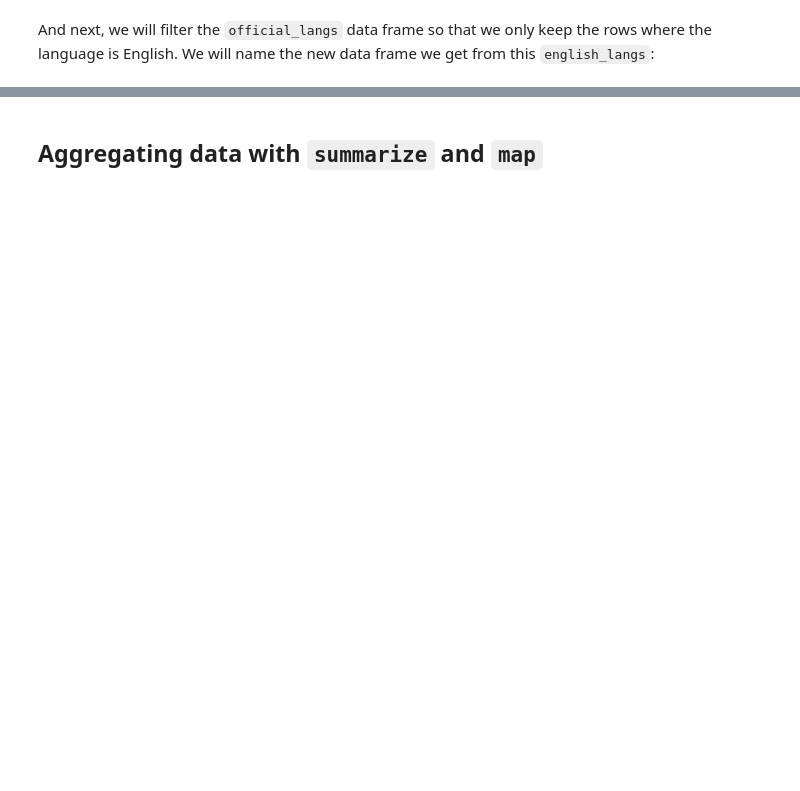
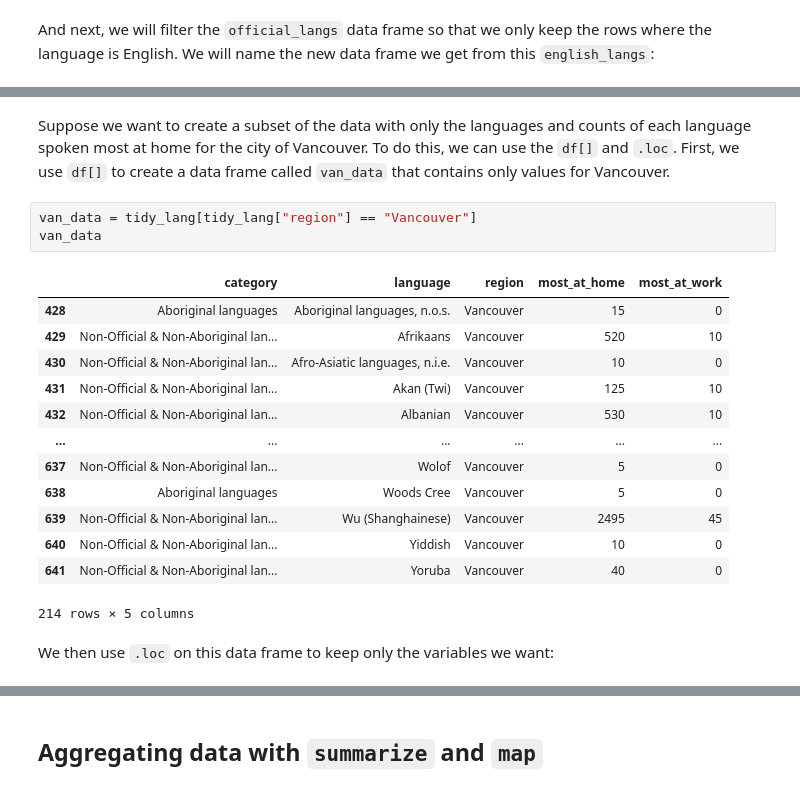
Before and after one commit to UBC-DSCI/introduction-to-datascience-python, a Jupyter notebook: source/wrangling.ipynb, the cells around one changed output, grey strips where cells are left out. Drawn from its saved outputs; the diff is of its cells as text; blank space fills up the shorter version.

```diff
--- a/source/wrangling.ipynb
+++ b/source/wrangling.ipynb
@@ -1489,0 +1545,24 @@ output <- data |>
+# %% [markdown]
+Suppose we want to create a subset of the data with only the languages and
+counts of each language spoken most at home for the city of Vancouver. To do
+this, we can use the `df[]` and `.loc`. First, we use `df[]` to
+create a data frame called `van_data` that contains only values for Vancouver.
+# %%
+van_data = tidy_lang[tidy_lang["region"] == "Vancouver"]
+van_data
+# %% [output]
+|  | category | language | region | most_at_home | most_at_work |
+| 428 | Aboriginal languages | Aboriginal languages, n.o.s. | Vancouver | 15 | 0 |
+| 429 | Non-Official & Non-Aboriginal lan... | Afrikaans | Vancouver | 520 | 10 |
+| 430 | Non-Official & Non-Aboriginal lan... | Afro-Asiatic languages, n.i.e. | Vancouver | 10 | 0 |
+| 431 | Non-Official & Non-Aboriginal lan... | Akan (Twi) | Vancouver | 125 | 10 |
+| 432 | Non-Official & Non-Aboriginal lan... | Albanian | Vancouver | 530 | 10 |
+| ... | ... | ... | ... | ... | ... |
+| 637 | Non-Official & Non-Aboriginal lan... | Wolof | Vancouver | 5 | 0 |
+| 638 | Aboriginal languages | Woods Cree | Vancouver | 5 | 0 |
+| 639 | Non-Official & Non-Aboriginal lan... | Wu (Shanghainese) | Vancouver | 2495 | 45 |
+| 640 | Non-Official & Non-Aboriginal lan... | Yiddish | Vancouver | 10 | 0 |
+| 641 | Non-Official & Non-Aboriginal lan... | Yoruba | Vancouver | 40 | 0 |
+214 rows × 5 columns
+# %% [markdown]
+We then use `.loc` on this data frame to keep only the variables we want:
```
Also changed, not shown: parts of 61 cells of this notebook, 5 other files.
